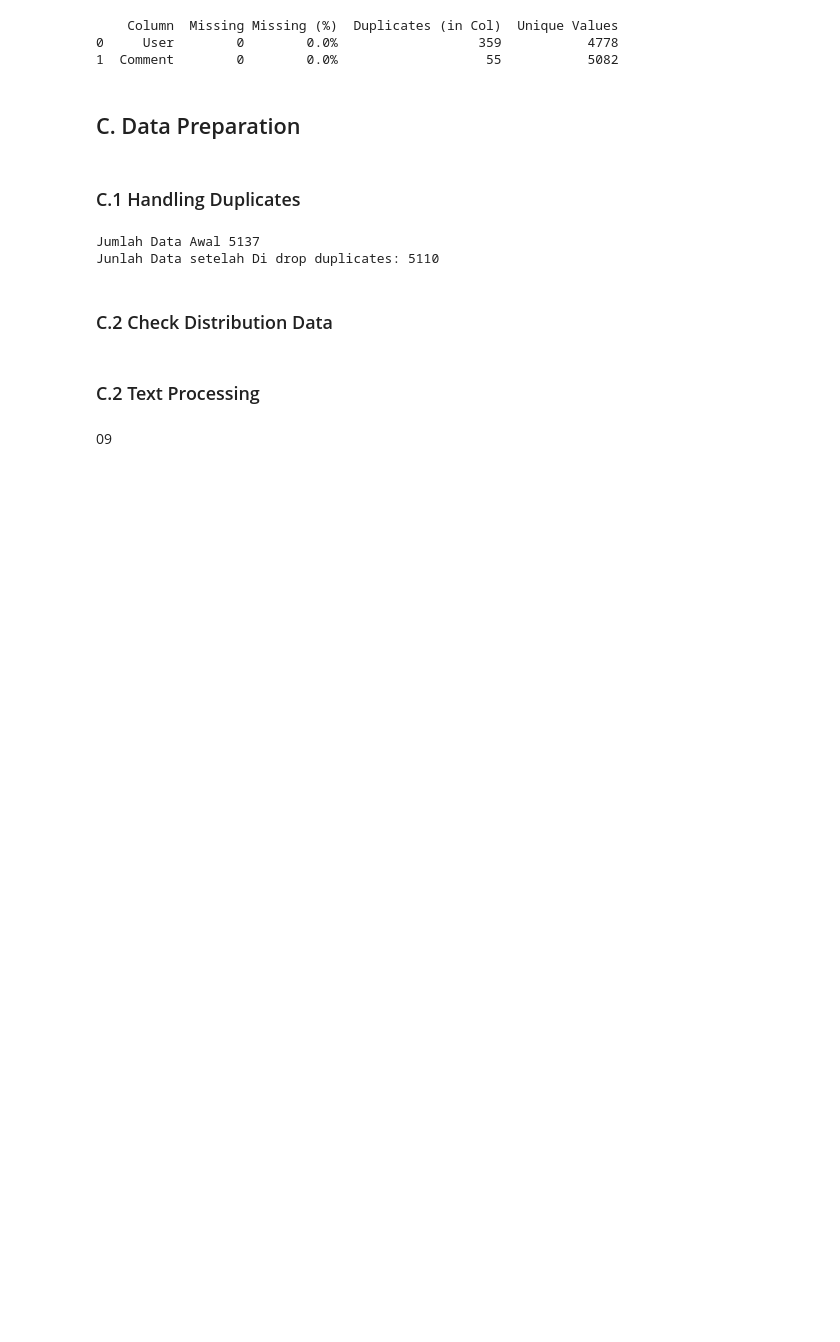
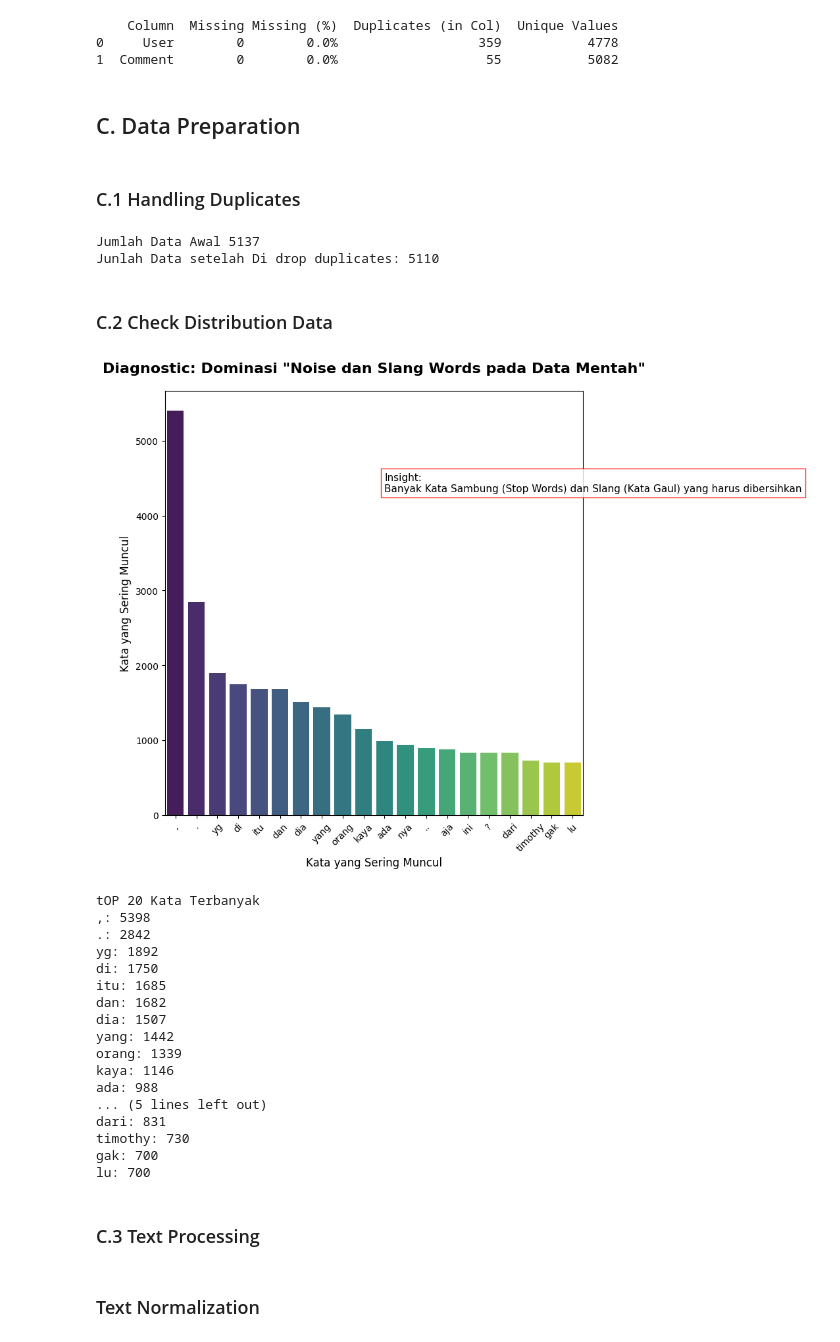
Before and after one commit to ghatpreneur/Data-Analytics-Project, a Jupyter notebook: Tmothy Sentiment Ana;ysis/Sentiment.ipynb, the cells around one changed output. Drawn from its saved outputs; the diff is of its cells as text; code cells hidden in the pictures; blank space fills up the shorter version.

Commit message:
Done Text Processing

```diff
--- a/Tmothy Sentiment Ana;ysis/Sentiment.ipynb
+++ b/Tmothy Sentiment Ana;ysis/Sentiment.ipynb
@@ -204,42 +204,69 @@ Junlah Data setelah Di drop duplicates: 5110
 # gabungin semua komentar
 all_text = ' '.join(df['Comment'].astype(str))
 tokens = word_tokenize(all_text.lower())
 
 # buat dictionary kosong
-word_freq = []
+word_freq = {}
 
 # looping
 for word in tokens:
  if word in word_freq:
   word_freq[word] += 1
  else:
   word_freq[word] = 1
 
 # sorting
 sorted_freq  = sorted(word_freq.items(), key = lambda item: item[1], reverse = True)
 
 # Ambil 20 Kata Teratas
-top_wors = sorted_freq[:20]
+top_words = sorted_freq[:20]
 
 # pisahkan angka plotting
-words = [item[0] for item in top_wors]
-counts = [item[1] for item in top_wors]
+words = [item[0] for item in top_words]
+counts = [item[1] for item in top_words]
 
 # plotting
 plt.figure(figsize=(10, 8))
-sns.barplot(x = words, y = counts, palette= 'viridis')
+sns.barplot(x = words, y = counts, palette= 'viridis', hue = words ,legend = False)
 
 # judul
-plt.title('Diagnostic: Dominasi "Noise dan Slang Words pada Data Mentah',
-          fontsizes = 16, fontweight = 'bold', pad = 20)
+plt.title('Diagnostic: Dominasi "Noise dan Slang Words pada Data Mentah"',
+          fontsize = 16, fontweight = 'bold', pad = 20)
 
 plt.xlabel("Kata yang Sering Muncul", fontsize = 12)
 plt.ylabel("Kata yang Sering Muncul", fontsize = 12)
 
 plt.text(x = 10, y = max(counts)*0.8,
-         s ='Insight:\mBanyak Kata Sambung (Stop Words) dan Slang (Kata Gaul) yang harus dibersihkan',
+         s ='Insight:\nBanyak Kata Sambung (Stop Words) dan Slang (Kata Gaul) yang harus dibersihkan',
          fontsize =11, bbox = dict(facecolor = 'white', alpha = 0.8, edgecolor = 'red'))
+
+plt.xticks(rotation = 45)
+plt.tight_layout()
+plt.show()
+
+print("tOP 20 Kata Terbanyak")
+for w, c in top_words[:20]:
+ print(f"{w}: {c}")
+# %% [output]
+[figure, added]
+tOP 20 Kata Terbanyak
+,: 5398
+.: 2842
+yg: 1892
+di: 1750
+itu: 1685
+dan: 1682
+dia: 1507
+yang: 1442
+orang: 1339
+kaya: 1146
+ada: 988
+... (5 lines left out)
+dari: 831
+timothy: 730
+gak: 700
+lu: 700
 # %% [markdown]
-### C.2 Text Processing
+### C.3 Text Processing
-# %% [markdown]
-09
+# %% [markdown]
+### Text Normalization
```
Also changed, not shown: parts of 5 cells of this notebook.
